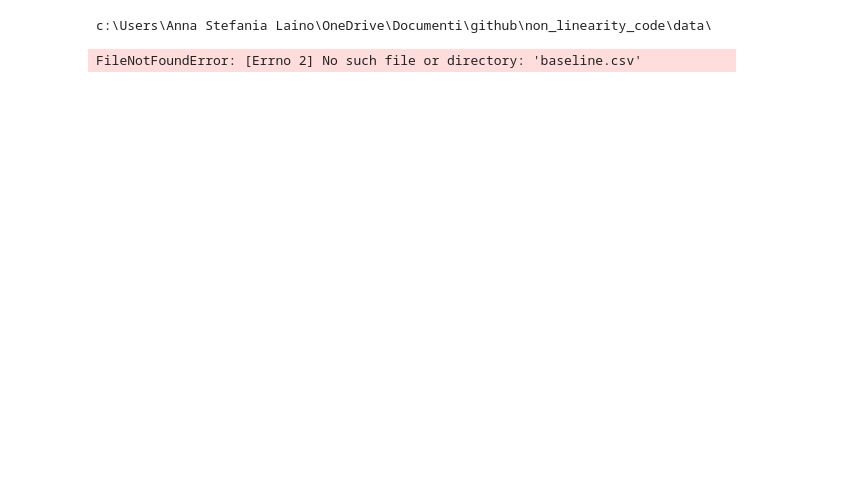
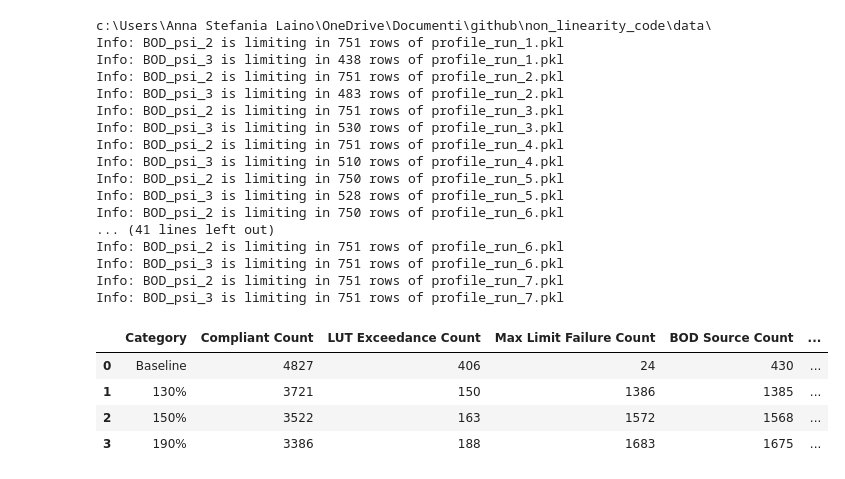
Before and after one commit to annalaino/non_linearity_code, a Jupyter notebook: process data analysis on nonlinearity.ipynb, the cells around one changed output. Saved outputs shown, nothing was run; the diff lists cells and outputs as text; code cells hidden in the pictures; blank space fills up the shorter version.

```diff
--- a/process data analysis on nonlinearity.ipynb
+++ b/process data analysis on nonlinearity.ipynb
@@ -99,7 +99,6 @@ def process_folder(folder_path, compliance_limits):
 
         # Flags
         data_file["flag_BODlt"] = data_file['BODlt-BODeffl'] >= 0
-        data_file["flag_reduction_bod_compliant"] = data_file["bodp"] >= 0
         data_file["flag_BODut"] = data_file['BODut-BODeffl'] >= 0
         data_file["flag_BODlt"] = data_file['BODlt-BODeffl'] >= 0
         data_file["flag_CODlt"] = data_file['CODlt-CODeffl'] >= 0
@@ -109,18 +108,28 @@ def process_folder(folder_path, compliance_limits):
         data_file["flag_CODut"] = data_file['CODut-CODeffl'] >= 0
 
         # BOD FAILURE conditions
-        bod_lut_exc = (data_file['bod_psi_2'] < 0) & (data_file["flag_BODlt"] == False) & (data_file["flag_reduction_bod"] == True) & (data_file["flag_BODut"] == False)
-        bod_max_lim = (data_file['bod_psi_3'] < 0) & (data_file["flag_BODut"] == False) & (data_file["flag_reduction_bod"] == False)
+        bod_lut_exc = (data_file['bod_psi_2'] < 0) & (data_file["flag_BODlt"] == False) & (data_file["flag_reduction_bod"] == False) & (data_file["flag_BODut"] == True)
+        bod_max_lim = (data_file['bod_psi_3'] < 0) & (data_file["flag_BODlt"] == False) & (data_file["flag_BODut"] == False) & (data_file["flag_reduction_bod"] == False)
 
         # COD FAILURE conditions
-        cod_lut_exc = (data_file['cod_psi_2'] < 0) & (data_file["flag_CODlt"] == False) & (data_file["flag_reduction_cod"] == True) & (data_file["flag_CODut"] == False)
-        cod_max_lim = (data_file['cod_psi_3'] < 0) & (data_file["flag_CODut"] == False) & (data_file["flag_reduction_cod"] == False)
+        cod_lut_exc = (data_file['cod_psi_2'] < 0) & (data_file["flag_CODlt"] == False) & (data_file["flag_reduction_cod"] == False) & (data_file["flag_CODut"] == True)
+        cod_max_lim = (data_file['cod_psi_3'] < 0) & (data_file["flag_CODlt"] == False) & (data_file["flag_CODut"] == False) & (data_file["flag_reduction_cod"] == False)
+
+        data_file['c_BOD_2'] = data_file["bod_psi_2"] < data_file["cod_psi_2"]
+        data_file['c_BOD_3'] = data_file["bod_psi_3"] < data_file["cod_psi_3"]
+
+        if (data_file["bod_psi_2"] < data_file["cod_psi_2"]).any():
+            print(f"Info: BOD_psi_2 is limiting in {(data_file['bod_psi_2'] < data_file['cod_psi_2']).sum()} rows of {filename}")
+
+        if (data_file["bod_psi_3"] < data_file["cod_psi_3"]).any():
+            print(f"Info: BOD_psi_3 is limiting in {(data_file['bod_psi_3'] < data_file['cod_psi_3']).sum()} rows of {filename}")
+
 
         condition_2 = (bod_lut_exc | cod_lut_exc)
         condition_3 = (bod_max_lim | cod_max_lim)
 
         # metric - Vectorized fix
-        cond_lut = (condition_2) & (~condition_3)
+        cond_lut = (condition_2) & (condition_3)
         cond_max = (condition_2) & (condition_3)
 
         choices = [data_file["metric_lut"], data_file["metric_max"]]
@@ -179,6 +188,7 @@ results_1_5 = process_folder(folder_path_3, compliance_limits)
 results_1_9 = process_folder(folder_path_4, compliance_limits)
 
 
+
 datasets = [
     (result_baseline, "Baseline"),
     (results_1_3, "Shift 130%"),
@@ -203,6 +213,8 @@ baseline_max_lim = (result_baseline["fail_type"] == "Max Limit Failure").sum()
 baseline_bod_source = (result_baseline["fail_source"] == "BOD").sum()
 baseline_cod_source = (result_baseline["fail_source"] == "COD").sum()
 baseline_pass_source = (result_baseline["fail_source"] == "None").sum()
+baseline_bod_2_limit = (result_baseline["c_BOD_2"] == True).sum()
+baseline_bod_3_limit = (result_baseline["c_BOD_3"] == True).sum()
 
 _1_3_compliant_count = (results_1_3["fail_type"] == "Compliant").sum()
 _1_3_lut_count = (results_1_3["fail_type"] == "LUT exceedance").sum()
@@ -210,37 +222,64 @@ _1_3_max_lim = (results_1_3["fail_type"] == "Max Limit Failure").sum()
 _1_3_bod_source = (results_1_3["fail_source"] == "BOD").sum()
 _1_3_cod_source = (results_1_3["fail_source"] == "COD").sum()
 _1_3_pass_source = (results_1_3["fail_source"] == "None").sum()
+_1_3_bod_2_limit = (results_1_3["c_BOD_2"] == True).sum()
+_1_3_bod_3_limit = (results_1_3["c_BOD_3"] == True).sum()
 
 _1_5_compliant_count = (results_1_5["fail_type"] == "Compliant").sum()
 _1_5_lut_count = (results_1_5["fail_type"] == "LUT exceedance").sum()
 _1_5_max_lim = (results_1_5["fail_type"] == "Max Limit Failure").sum()
 _1_5_bod_source = (results_1_5["fail_source"] == "BOD").sum()
 _1_5_cod_source = (results_1_5["fail_source"] == "COD").sum()
 _1_5_pass_source = (results_1_5["fail_source"] == "None").sum()
+_1_5_bod_2_limit = (results_1_5["c_BOD_2"] == True).sum()
+_1_5_bod_3_limit = (results_1_5["c_BOD_3"] == True).sum()
 
 _1_9_compliant_count = (results_1_9["fail_type"] == "Compliant").sum()
 _1_9_lut_count = (results_1_9["fail_type"] == "LUT exceedance").sum()
 _1_9_max_lim = (results_1_9["fail_type"] == "Max Limit Failure").sum()
 _1_9_bod_source = (results_1_9["fail_source"] == "BOD").sum()
 _1_9_cod_source = (results_1_9["fail_source"] == "COD").sum()
 _1_9_pass_source = (results_1_9["fail_source"] == "None").sum()
+_1_9_bod_2_limit = (results_1_9["c_BOD_2"] == True).sum()
+_1_9_bod_3_limit = (results_1_9["c_BOD_3"] == True).sum()
 
 # Create a DataFrame to display the results in a table format
 data = {
     "Category": ["Baseline", "130%", "150%", "190%"],
     "Compliant Count": [baseline_compliant_count, _1_3_compliant_count, _1_5_compliant_count, _1_9_compliant_count],
     "LUT Exceedance Count": [baseline_lut_count, _1_3_lut_count, _1_5_lut_count, _1_9_lut_count],
     "Max Limit Failure Count": [baseline_max_lim, _1_3_max_lim, _1_5_max_lim, _1_9_max_lim],
     "BOD Source Count": [baseline_bod_source, _1_3_bod_source, _1_5_bod_source, _1_9_bod_source],
     "COD Source Count": [baseline_cod_source, _1_3_cod_source, _1_5_cod_source, _1_9_cod_source],
-    "Pass Source Count": [baseline_pass_source, _1_3_pass_source, _1_5_pass_source, _1_9_pass_source]
+    "Pass Source Count": [baseline_pass_source, _1_3_pass_source, _1_5_pass_source, _1_9_pass_source],
+
 }
 
 # Convert the dictionary into a pandas DataFrame
 results_df = pd.DataFrame(data)
 
 # Display the DataFrame as a table
 display(results_df)
 # %% [output]
 c:\Users\Anna Stefania Laino\OneDrive\Documenti\github\non_linearity_code\data\
+Info: BOD_psi_2 is limiting in 751 rows of profile_run_1.pkl
+Info: BOD_psi_3 is limiting in 438 rows of profile_run_1.pkl
+Info: BOD_psi_2 is limiting in 751 rows of profile_run_2.pkl
+Info: BOD_psi_3 is limiting in 483 rows of profile_run_2.pkl
+Info: BOD_psi_2 is limiting in 751 rows of profile_run_3.pkl
+Info: BOD_psi_3 is limiting in 530 rows of profile_run_3.pkl
+Info: BOD_psi_2 is limiting in 751 rows of profile_run_4.pkl
+Info: BOD_psi_3 is limiting in 510 rows of profile_run_4.pkl
+Info: BOD_psi_2 is limiting in 750 rows of profile_run_5.pkl
+Info: BOD_psi_3 is limiting in 528 rows of profile_run_5.pkl
+Info: BOD_psi_2 is limiting in 750 rows of profile_run_6.pkl
+... (41 lines left out)
+Info: BOD_psi_2 is limiting in 751 rows of profile_run_6.pkl
+Info: BOD_psi_3 is limiting in 751 rows of profile_run_6.pkl
+Info: BOD_psi_2 is limiting in 751 rows of profile_run_7.pkl
+Info: BOD_psi_3 is limiting in 751 rows of profile_run_7.pkl
-FileNotFoundError: [Errno 2] No such file or directory: 'baseline.csv'
+|  | Category | Compliant Count | LUT Exceedance Count | Max Limit Failure Count | BOD Source Count | ... |
+| 0 | Baseline | 4827 | 406 | 24 | 430 | ... |
+| 1 | 130% | 3721 | 150 | 1386 | 1385 | ... |
+| 2 | 150% | 3522 | 163 | 1572 | 1568 | ... |
+| 3 | 190% | 3386 | 188 | 1683 | 1675 | ... |
```
Also changed, not shown: parts of 13 cells of this notebook.
